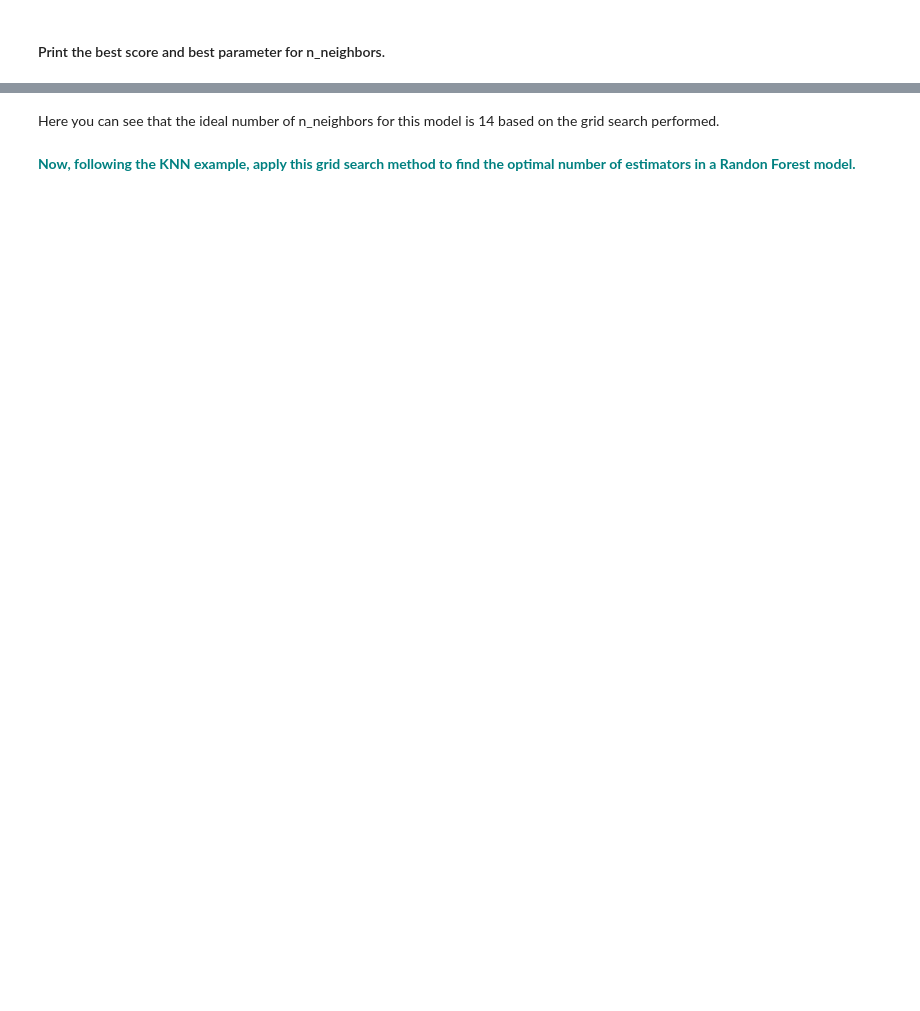
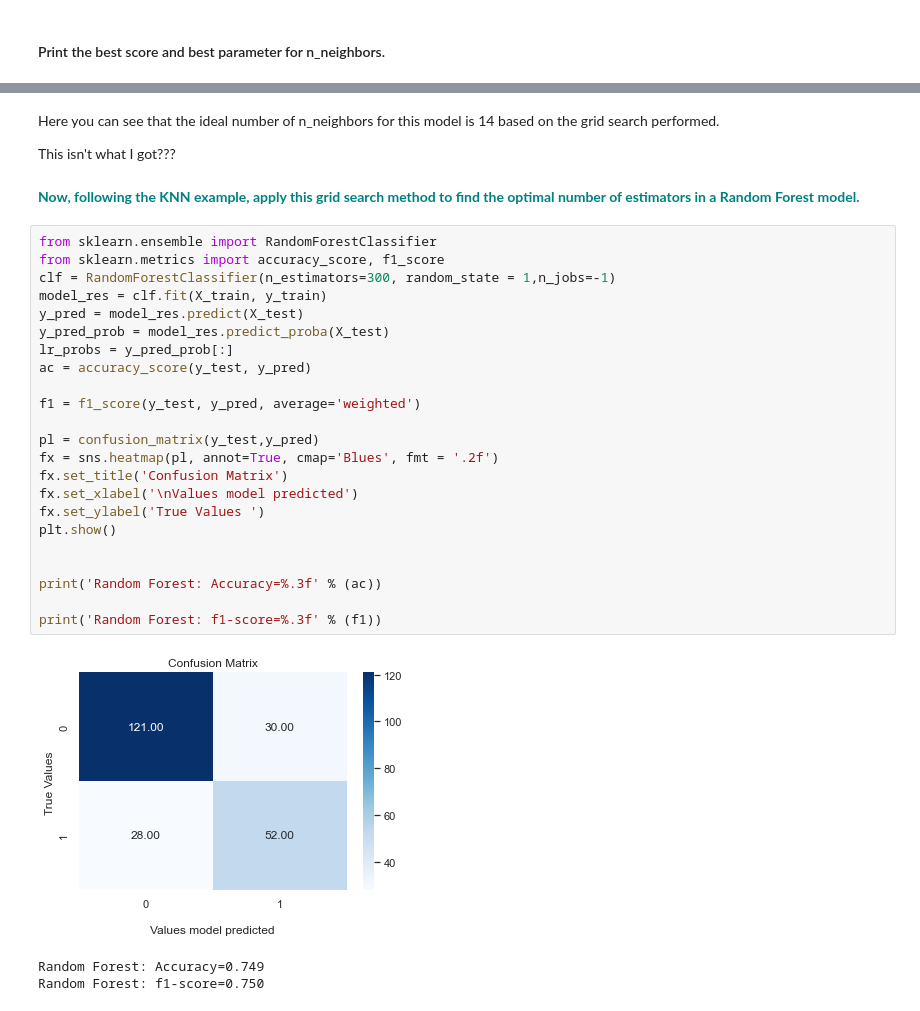
Before and after one commit to randrmoel/GridSearchKNNCase, a Jupyter notebook: GridSearchKNN_Case_Study.ipynb, the cells around one changed output, grey strips where cells are left out. Cells and saved outputs as stored; diff of their text form; blank space fills up the shorter version.

```diff
--- a/GridSearchKNN_Case_Study.ipynb
+++ b/GridSearchKNN_Case_Study.ipynb
@@ -207,5 +250,34 @@ print("Best Parameters: " + str(knn_cv.best_params_))
 # %% [markdown]
 Here you can see that the ideal number of n_neighbors for this model is 14 based on the grid search performed.
+
+This isn't what I got???
 # %% [markdown]
-**<font color='teal'> Now, following the KNN example, apply this grid search method to find the optimal number of estimators in a Randon Forest model.
+**<font color='teal'> Now, following the KNN example, apply this grid search method to find the optimal number of estimators in a Random Forest model.
 </font>**
+# %%
+from sklearn.ensemble import RandomForestClassifier
+from sklearn.metrics import accuracy_score, f1_score
+clf = RandomForestClassifier(n_estimators=300, random_state = 1,n_jobs=-1)
+model_res = clf.fit(X_train, y_train)
+y_pred = model_res.predict(X_test)
+y_pred_prob = model_res.predict_proba(X_test)
+lr_probs = y_pred_prob[:]
+ac = accuracy_score(y_test, y_pred)
+
+f1 = f1_score(y_test, y_pred, average='weighted')
+
+pl = confusion_matrix(y_test,y_pred)
+fx = sns.heatmap(pl, annot=True, cmap='Blues', fmt = '.2f')
+fx.set_title('Confusion Matrix')
+fx.set_xlabel('\nValues model predicted')
+fx.set_ylabel('True Values ')
+plt.show()
+
+
+print('Random Forest: Accuracy=%.3f' % (ac))
+
+print('Random Forest: f1-score=%.3f' % (f1))
+# %% [output]
+[figure, added]
+Random Forest: Accuracy=0.749
+Random Forest: f1-score=0.750
```
Also changed, not shown: parts of 10 cells of this notebook.
